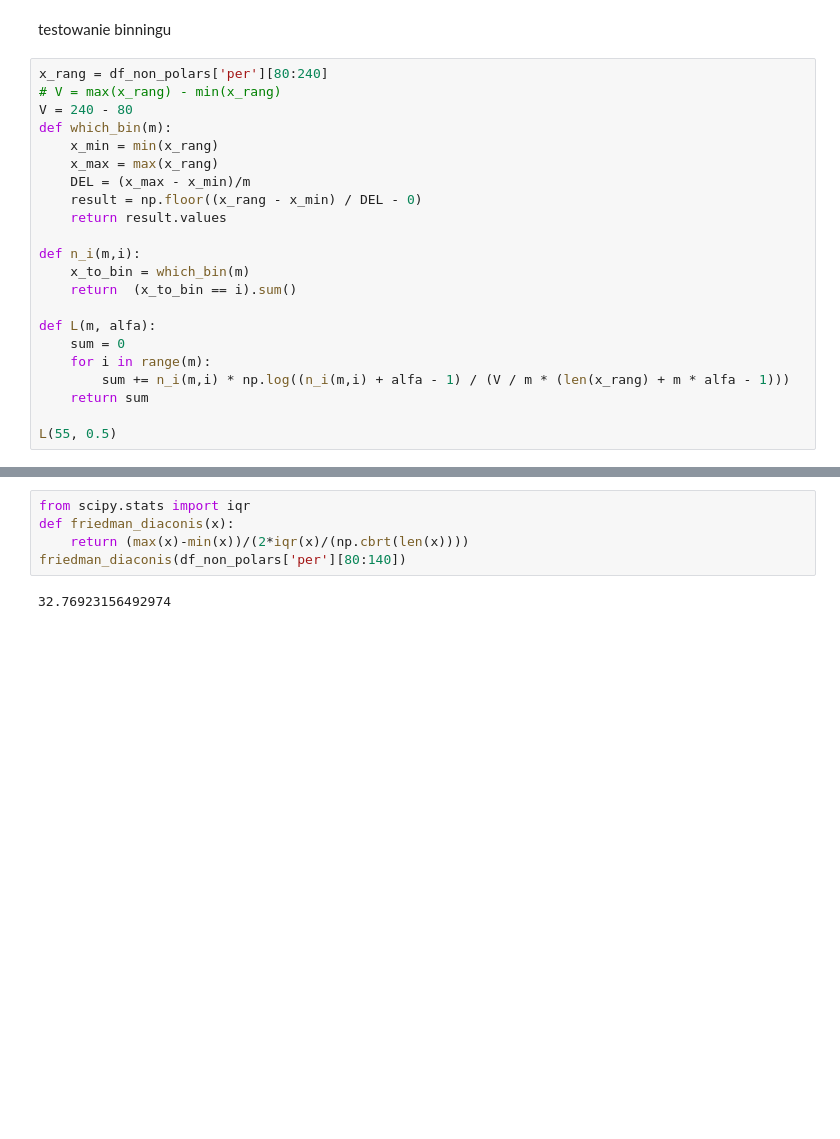
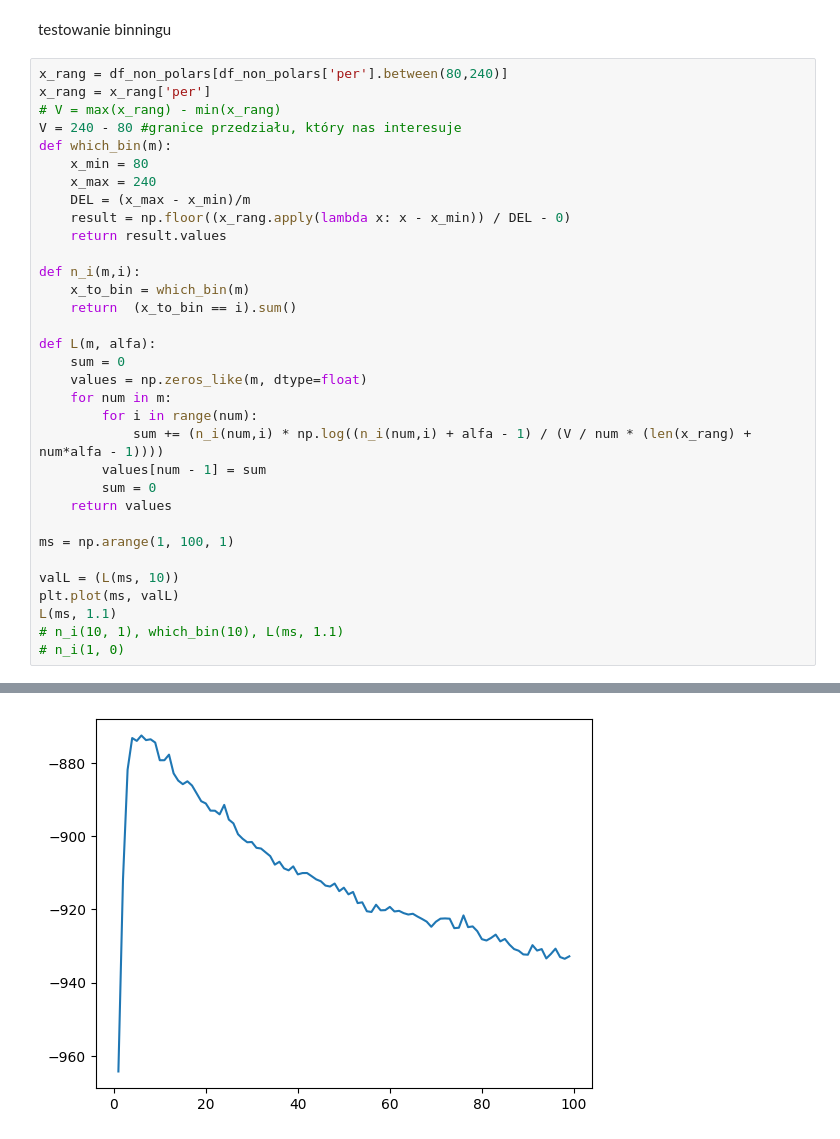
Before and after one commit to wknop/licencjat, a Jupyter notebook: notebook1.ipynb, the cells around one changed output, grey strips where cells are left out. Cells and saved outputs as stored; diff of their text form; blank space fills up the shorter version.

```diff
--- a/notebook1.ipynb
+++ b/notebook1.ipynb
@@ -155,14 +172,15 @@ df_non_polars[df_non_polars['per'].between(148,191)], df_polars[df_polars['per']
 # %% [markdown]
 testowanie binningu
 # %%
-x_rang = df_non_polars['per'][80:240]
+x_rang = df_non_polars[df_non_polars['per'].between(80,240)]
+x_rang = x_rang['per']
 # V = max(x_rang) - min(x_rang)
-V = 240 - 80
+V = 240 - 80 #granice przedziału, który nas interesuje
 def which_bin(m):
-    x_min = min(x_rang)
-    x_max = max(x_rang)
+    x_min = 80
+    x_max = 240
     DEL = (x_max - x_min)/m
-    result = np.floor((x_rang - x_min) / DEL - 0)
+    result = np.floor((x_rang.apply(lambda x: x - x_min)) / DEL - 0)
     return result.values
 
 def n_i(m,i):
@@ -171,9 +189,19 @@ def n_i(m,i):
 
 def L(m, alfa):
     sum = 0
-    for i in range(m):
-        sum += n_i(m,i) * np.log((n_i(m,i) + alfa - 1) / (V / m * (len(x_rang) + m * alfa - 1)))
-    return sum
+    values = np.zeros_like(m, dtype=float)
+    for num in m:
+        for i in range(num):
+            sum += (n_i(num,i) * np.log((n_i(num,i) + alfa - 1) / (V / num * (len(x_rang) +  num*alfa - 1))))
+        values[num - 1] = sum
+        sum = 0
+    return values
 
-L(55, 0.5)
+ms = np.arange(1, 100, 1)
+
+valL = (L(ms, 10))
+plt.plot(ms, valL)
+L(ms, 1.1)
+# n_i(10, 1), which_bin(10), L(ms, 1.1)
+# n_i(1, 0)
 # %% [output]
@@ -181,7 +225 @@ L(55, 0.5)
+[figure, added]
-# %%
-from scipy.stats import iqr
-def friedman_diaconis(x):
-    return (max(x)-min(x))/(2*iqr(x)/(np.cbrt(len(x))))
-friedman_diaconis(df_non_polars['per'][80:140])
-# %% [output]
-32.76923156492974
```
Also changed, not shown: parts of 6 cells of this notebook.
